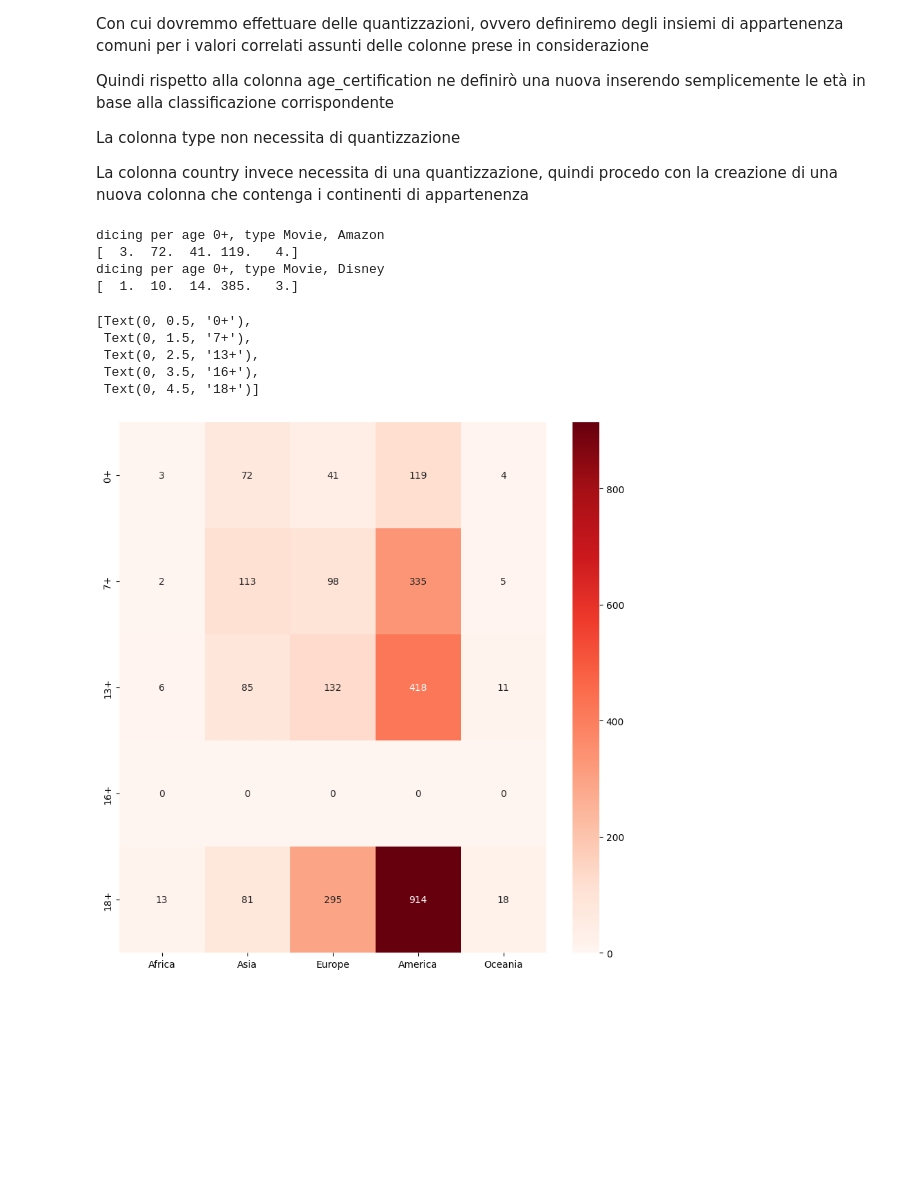
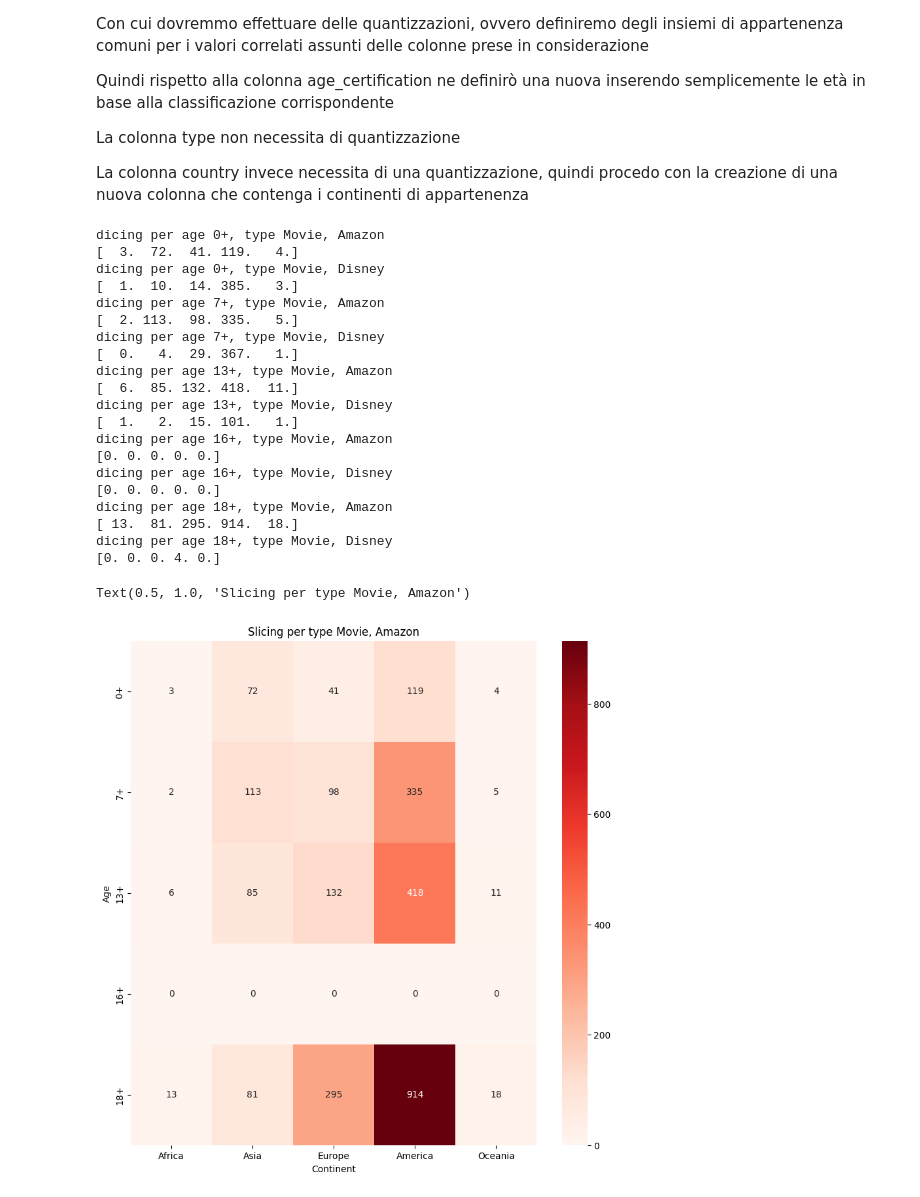
Before and after one commit to edotaggaedo/Progetto_finale_IDS, a Jupyter notebook: Progetto_Finale/ProgFin.ipynb, the cells around one changed output. Cells and saved outputs as stored; diff of their text form; code cells hidden in the pictures; blank space fills up the shorter version.

```diff
--- a/Progetto_Finale/ProgFin.ipynb
+++ b/Progetto_Finale/ProgFin.ipynb
@@ -766,30 +778,70 @@ for z in range(0,len(quantize_type)):
   for j in range(0,len(quantize_continent)):
     for i in range(0,len(quantize_age)):
       OLAP_disney[i,j,z] = np.sum((aux['age_certification_quant'] == quantize_age[i]) &(aux['country_quant'] == quantize_continent[j]))
+# %%
+# Visualizzo le due OLAP per age ALL, type Movie
+
+print('dicing per age 0+, type Movie, Amazon')
+print(OLAP_amazon[0,:,0])
+
+print('dicing per age 0+, type Movie, Disney')
+print(OLAP_disney[0,:,0])
+
+print('dicing per age 7+, type Movie, Amazon')
+print(OLAP_amazon[1,:,0])
+
+print('dicing per age 7+, type Movie, Disney')
+print(OLAP_disney[1,:,0])
+
+print('dicing per age 13+, type Movie, Amazon')
+print(OLAP_amazon[2,:,0])
+
+print('dicing per age 13+, type Movie, Disney')
+print(OLAP_disney[2,:,0])
+
+print('dicing per age 16+, type Movie, Amazon')
+print(OLAP_amazon[3,:,0])
+
+print('dicing per age 16+, type Movie, Disney')
+print(OLAP_disney[3,:,0])
+
+print('dicing per age 18+, type Movie, Amazon')
+print(OLAP_amazon[4,:,0])
+
+print('dicing per age 18+, type Movie, Disney')
+print(OLAP_disney[4,:,0])
+# %% [output]
+dicing per age 0+, type Movie, Amazon
+[  3.  72.  41. 119.   4.]
+dicing per age 0+, type Movie, Disney
+[  1.  10.  14. 385.   3.]
+dicing per age 7+, type Movie, Amazon
+[  2. 113.  98. 335.   5.]
+dicing per age 7+, type Movie, Disney
+[  0.   4.  29. 367.   1.]
+dicing per age 13+, type Movie, Amazon
+[  6.  85. 132. 418.  11.]
+dicing per age 13+, type Movie, Disney
+[  1.   2.  15. 101.   1.]
+dicing per age 16+, type Movie, Amazon
+[0. 0. 0. 0. 0.]
+dicing per age 16+, type Movie, Disney
+[0. 0. 0. 0. 0.]
+dicing per age 18+, type Movie, Amazon
+[ 13.  81. 295. 914.  18.]
+dicing per age 18+, type Movie, Disney
+[0. 0. 0. 4. 0.]
 # %%
-# Visualizzo le due OLAP per age ALL, type Movie
-
-print('dicing per age 0+, type Movie, Amazon')
-print(OLAP_amazon[0,:,0])
-
-print('dicing per age 0+, type Movie, Disney')
-print(OLAP_disney[0,:,0])
-
 # Visualizzo la heatmap per type Movie
 
 fig, ax = plt.subplots(figsize=(10,10))
 sns.heatmap(OLAP_amazon[:,:,0], annot=True, fmt='g', ax=ax, cmap='Reds')
 ax.set_xticklabels(quantize_continent)
 ax.set_yticklabels(quantize_age)
+ax.set_xlabel('Continent')
+ax.set_ylabel('Age')
+plt.title('Slicing per type Movie, Amazon')
 # %% [output]
-dicing per age 0+, type Movie, Amazon
-[  3.  72.  41. 119.   4.]
-dicing per age 0+, type Movie, Disney
-[  1.  10.  14. 385.   3.]
+Text(0.5, 1.0, 'Slicing per type Movie, Amazon')
-[Text(0, 0.5, '0+'),
- Text(0, 1.5, '7+'),
- Text(0, 2.5, '13+'),
- Text(0, 3.5, '16+'),
- Text(0, 4.5, '18+')]
-[figure, old version]
+[figure, new version]
 # %%
```
Also changed, not shown: parts of 11 cells of this notebook.
